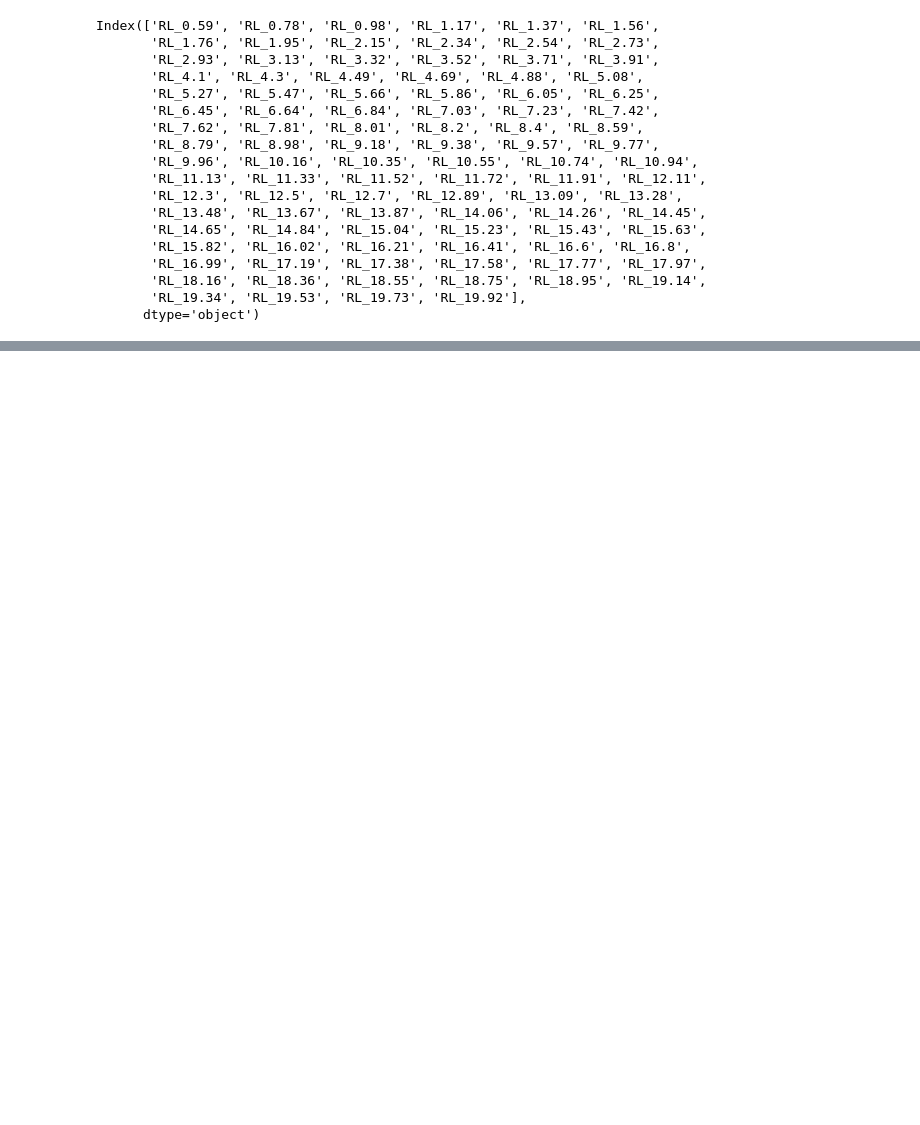
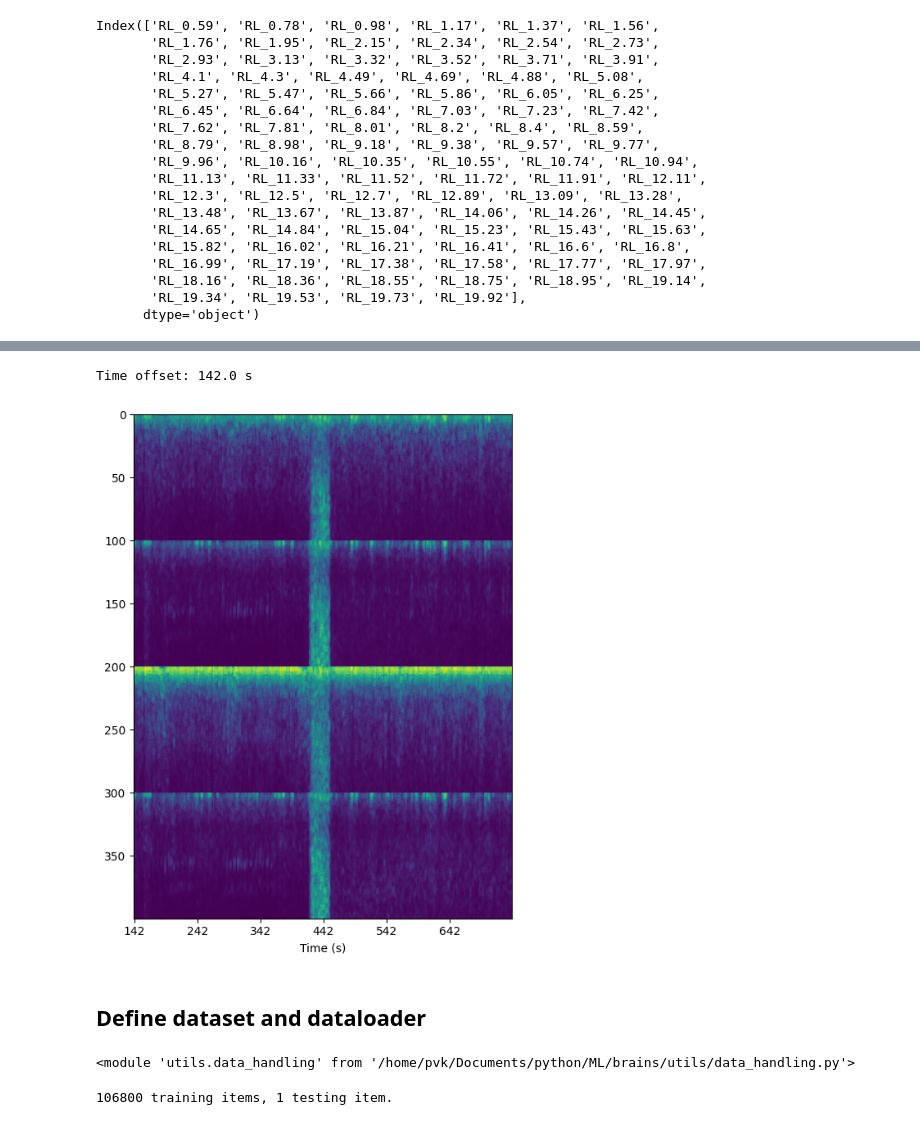
Before and after one commit to allispaul/brains, a Jupyter notebook: data-exploration.ipynb, the cells around one changed output, grey strips where cells are left out. Drawn from its saved outputs; the diff is of its cells as text; code cells hidden in the pictures; blank space fills up the shorter version.

Commit message:
Define datasets and dataloaders

```diff
--- a/data-exploration.ipynb
+++ b/data-exploration.ipynb
@@ -131,0 +171,30 @@ metadata[metadata.eeg_id == metadata.iloc[idx].eeg_id]
+# %%
+# Image of a single data item
+x = metadata.iloc[idx].eeg_label_offset_seconds
+print(f"Time offset: {x} s")
+x = int(x)
+img = spec_parquet.iloc[x//2:x//2+300, 1:].values
+img = np.log1p(img)
+img = img.transpose()
+img -= img.min()
+img /= img.max() + 1e-4
+plt.figure(figsize=(8,8))
+plt.imshow(img)
+plt.xticks(np.arange(0, 300, 50), np.arange(x, x+600, 100));
+plt.xlabel("Time (s)");
+# %% [output]
+Time offset: 142.0 s
+[figure, added]
+# %% [markdown]
+## Define dataset and dataloader
+# %%
+reload(utils.data_handling)
+# %% [output]
+<module 'utils.data_handling' from '/home/pvk/Documents/python/ML/brains/utils/data_handling.py'>
+# %%
+from utils.data_handling import SpectrogramDataset, SpectrogramTestDataset
+train = SpectrogramDataset(metadata)
+test = SpectrogramTestDataset(metadata_test)
+print(f"{len(train)} training items, {len(test)} testing item.")
+# %% [output]
+106800 training items, 1 testing item.
```
Also changed, not shown: parts of 12 cells of this notebook, 1 other file.
